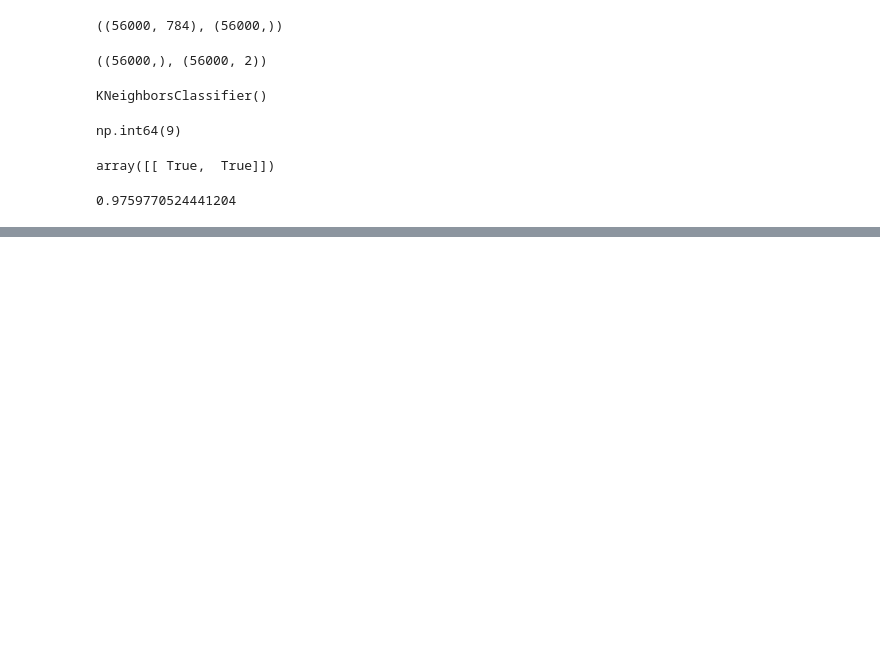
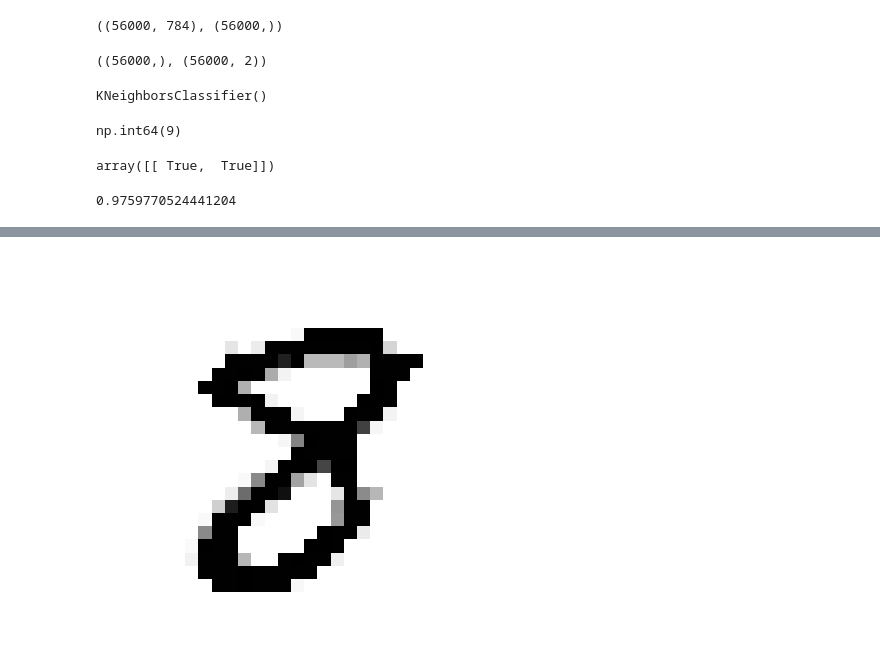
Before and after one commit to 19mddill/ML_Aurelien, a Jupyter notebook: classfication.ipynb, the cells around one changed output, grey strips where cells are left out. Saved outputs shown, nothing was run; the diff lists cells and outputs as text; code cells hidden in the pictures; blank space fills up the shorter version.

```diff
--- a/classfication.ipynb
+++ b/classfication.ipynb
@@ -882,0 +950,2 @@ f1_score(y_mutilabel,y_train_pred,average="macro")
+# %%
+clean_digit = knn_clf.predict([X_test_mod[0]])
@@ -882,0 +963,4 @@ f1_score(y_mutilabel,y_train_pred,average="macro")
+# %%
+plot_digit(clean_digit)
+# %% [output]
+[figure, added]
```
Also changed, not shown: parts of 16 cells of this notebook.
